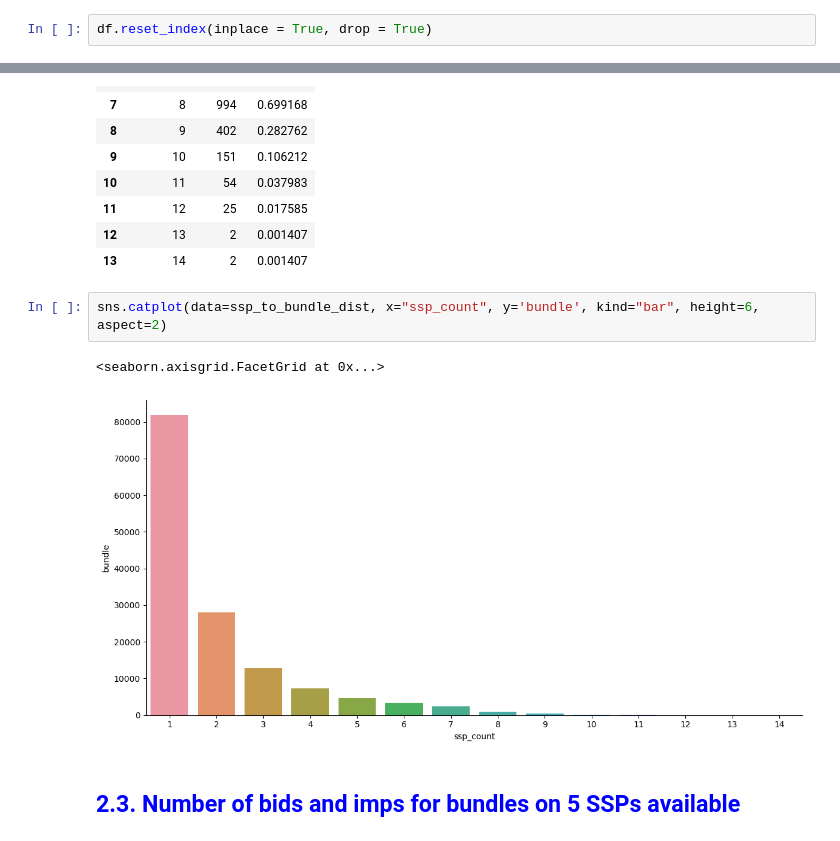
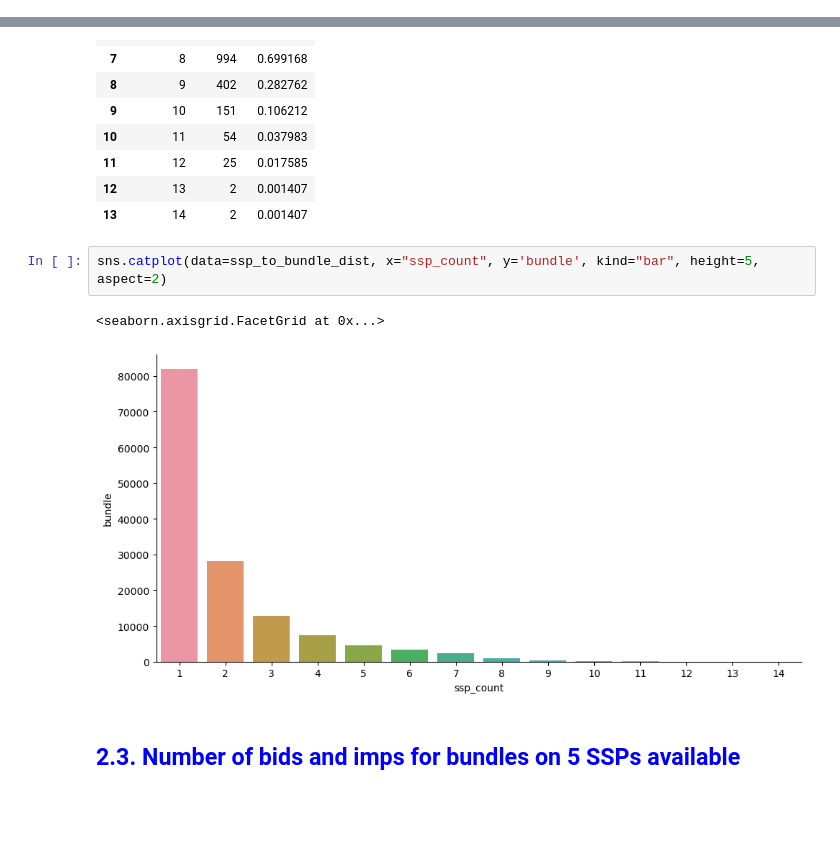
Before and after one commit to svpol/AdTech_analysis, a Jupyter notebook: AdTechSQL.ipynb, the cells around one changed output, grey strips where cells are left out. Saved outputs shown, nothing was run; the diff lists cells and outputs as text; blank space fills up the shorter version.

```diff
--- a/AdTechSQL.ipynb
+++ b/AdTechSQL.ipynb
@@ -13,8 +14,6 @@ engine = create_engine("postgresql+psycopg2://postgres:password@localhost:5433/p
 ## 1.1. Data preprocessing
 # %%
 df = pd.read_sql("SELECT bundle, ssp, bids, imps FROM bundles WHERE channel_type='app'", engine)
-# %%
-df.reset_index(inplace = True, drop = True)
 # %%
 df.head()
 # %% [output]
@@ -181,10 +180,10 @@ ssp_to_bundle_dist
 | 12 | 13 | 2 | 0.001407 |
 | 13 | 14 | 2 | 0.001407 |
 # %%
-sns.catplot(data=ssp_to_bundle_dist, x="ssp_count", y='bundle', kind="bar", height=6, aspect=2)
+sns.catplot(data=ssp_to_bundle_dist, x="ssp_count", y='bundle', kind="bar", height=5, aspect=2)
 # %% [output]
 <seaborn.axisgrid.FacetGrid at 0x...>
-[figure, old version]
+[figure, new version]
 # %% [markdown]
 ## <span style="color:blue">2.3. Number of bids and imps for bundles on 5 SSPs available</span>
 # %%
```
Also changed, not shown: parts of 5 cells of this notebook.
